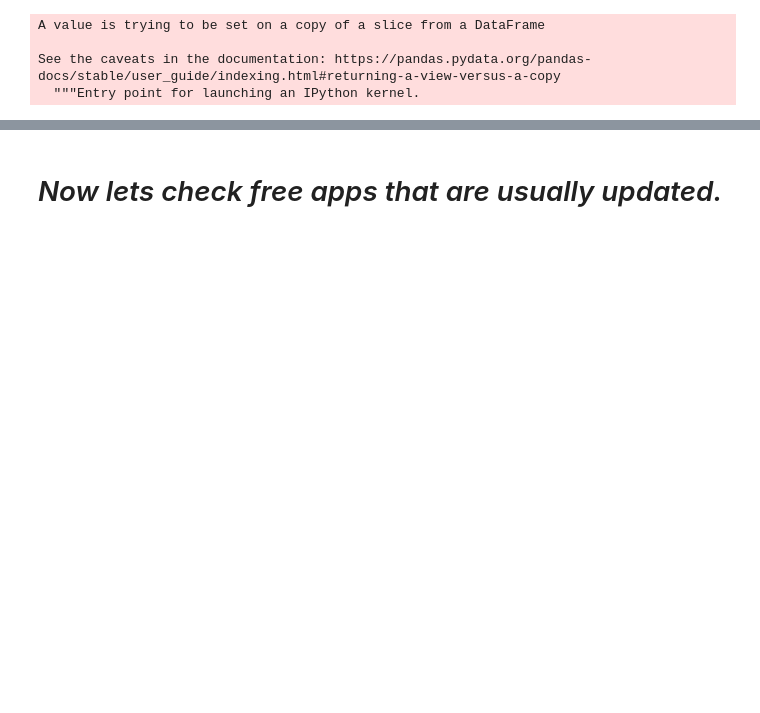
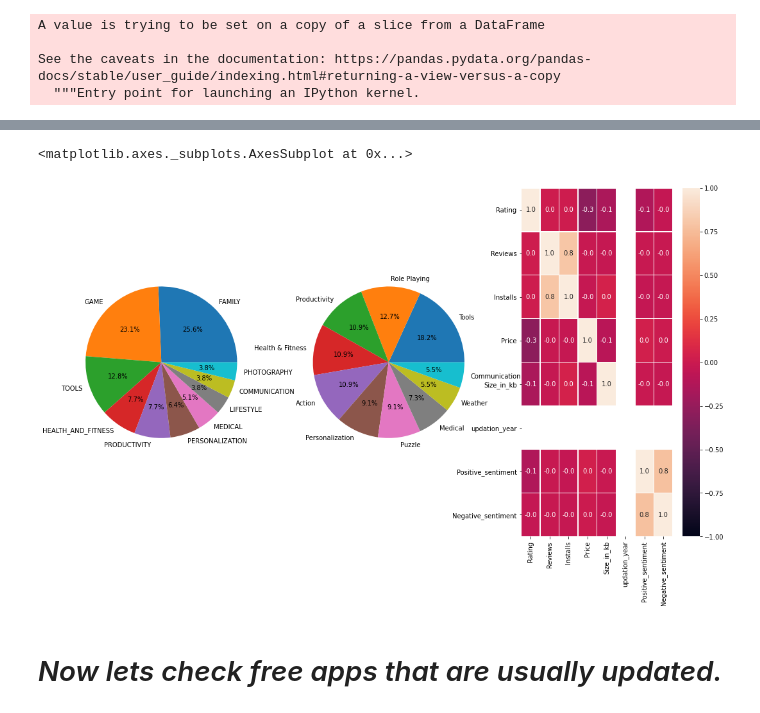
Before and after one commit to yagnik99/Play-Store-apps-data-analysis, a Jupyter notebook: Yagnik_Pandya_Team_2_Capstone_Project_1.ipynb, the cells around one changed output, grey strips where cells are left out. Cells and saved outputs as stored; diff of their text form; code cells hidden in the pictures; blank space fills up the shorter version.

```diff
--- a/Yagnik_Pandya_Team_2_Capstone_Project_1.ipynb
+++ b/Yagnik_Pandya_Team_2_Capstone_Project_1.ipynb
@@ -673,3 +645,15 @@ plt.pie(category_counts['Category'],labels=category_counts.index,autopct='%1.1f%
+# %%
+
+fig, ax = plt.subplots(1,3,figsize=(18,10))
+ax=plt.subplot(1,3,1)
+plt.pie(category_counts['Category'],labels=category_counts.index,autopct='%1.1f%%')
+ax=plt.subplot(1,3,2)
+plt.pie(genres_counts['Genres'],labels=genres_counts.index,autopct='%1.1f%%')
+ax=plt.subplot(1,3,3)
+sns.heatmap(temp1.corr(), annot=True, linewidths=.5, fmt= '.1f',ax=ax, vmin=-1)
+# %% [output]
+<matplotlib.axes._subplots.AxesSubplot at 0x...>
+[figure, added]
 # %% [markdown]
 # *Now lets check free apps that are usually updated.*
 # %%
```
Also changed, not shown: parts of 41 cells of this notebook.
